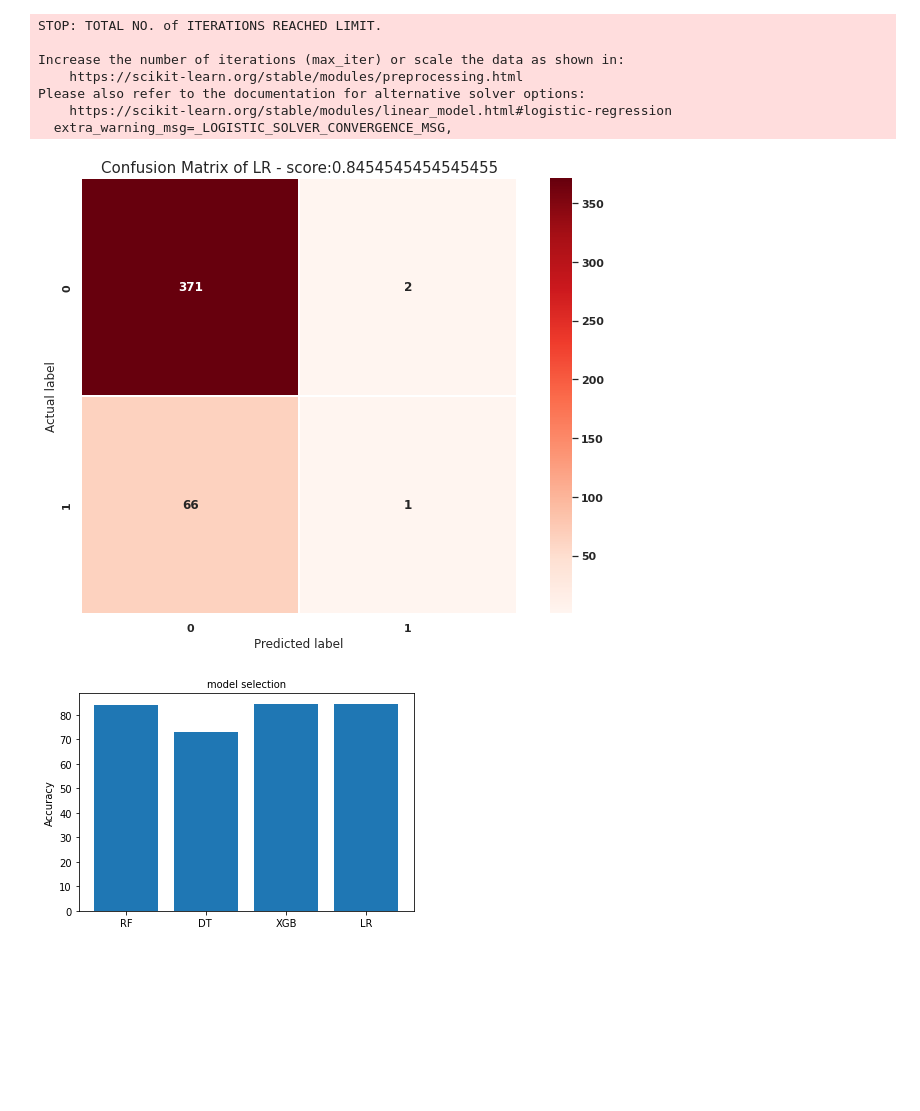
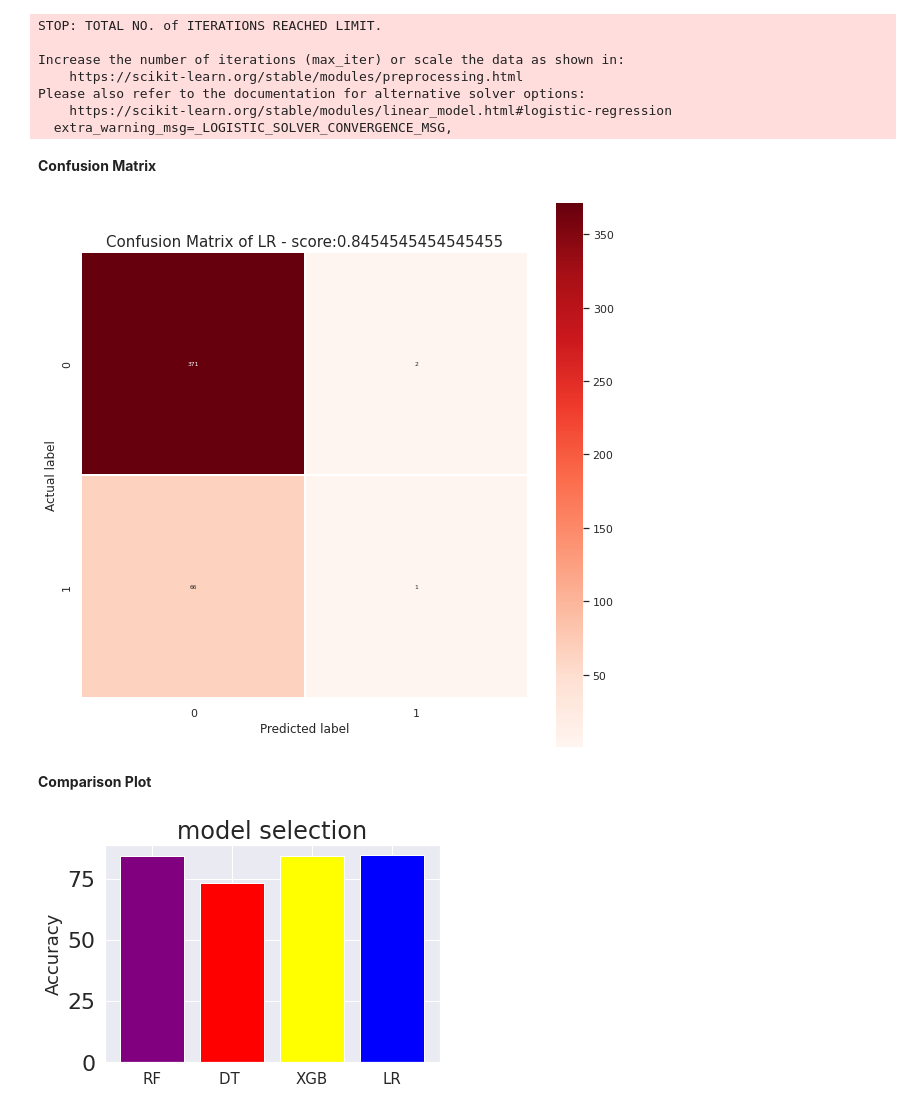
Before and after one commit to Chetan3794/Heart-Disease-Prediction-Classification, a Jupyter notebook: heart_disease.ipynb, the cells around one changed output. Cells and saved outputs as stored; diff of their text form; code cells hidden in the pictures; blank space fills up the shorter version.

```diff
--- a/heart_disease.ipynb
+++ b/heart_disease.ipynb
@@ -23,4 +39,3 @@ SEED=0
 # %%
-file_path = 'data_cardiovascular_risk.csv'
-risk = pd.read_csv(file_path)
+risk = pd.read_csv('data_cardiovascular_risk.csv')
 risk=risk.drop(['id'], axis=1) #drop 'id'
@@ -79,10 +100,8 @@ plt.show()
 # %%
-# Plotting the data distribution
 import matplotlib.pyplot as mpl
 
 mpl.rcParams['font.size'] = 6
 risk.hist(figsize=(14, 14), layout=(3, 5), bins=12)
-sns.set(font_scale=1)
 plt.title('Features Histogram')
 plt.show()
 # %% [output]
@@ -90,14 +175,10 @@ plt.show()
 # %%
-
-# find correlation between different pairs of columns
 print(risk.corr())
 
-# Correlation heatmap
 
 plt.figure(figsize=(15, 13))
-# sns.heatmap
+
 
 sns.heatmap(risk.corr(), annot=True, vmin=-1, vmax=1, center=0, cmap='coolwarm', linewidths=3, linecolor='black')
-sns.set(font_scale=3)
 plt.show()
 # %% [output]
@@ -450,31 +547,33 @@ Increase the number of iterations (max_iter) or scale the data as shown in:
 Please also refer to the documentation for alternative solver options:
     https://scikit-learn.org/stable/modules/linear_model.html#logistic-regression
   extra_warning_msg=_LOGISTIC_SOLVER_CONVERGENCE_MSG,
+# %% [markdown]
+<b> Confusion Matrix
 # %%
 from sklearn.metrics import confusion_matrix
 cmlr=confusion_matrix(y_test, pred)
 
-plt.figure(figsize=(12, 8))
-sns.heatmap(cmlr, annot=True, fmt=".0f", linewidths=0.5, square = True, cmap = 'Reds');
-plt.ylabel('Actual label',size=12);
-plt.xlabel('Predicted label', size=12);
+plt.figure(figsize=(10,10))
+sns.heatmap(cmlr, annot=True, fmt=".0f", linewidths=.5, square = True, cmap = 'Reds');
+plt.ylabel('Actual label');
+plt.xlabel('Predicted label');
+sns.set(font_scale=2)
 all_sample_title = 'Confusion Matrix of LR - score:'+str(accuracy_score(y_test,pred))
 plt.title(all_sample_title, size = 15);
-sns.set(font_scale=0.2)
 plt.show()
 # %% [output]
-[figure, old version]
+[figure, new version]
+# %% [markdown]
+<b> Comparison Plot
 # %%
-from numpy.ma.core import size
 labels = ["RF","DT ", "XGB", "LR"]
 usages = [accuracy_RF,accuracy_DT,accuracy_XGB,accuracy_LR]
 
 y_positions = range(len(labels))
-plt.bar(y_positions,usages)
-plt.xticks(y_positions, labels)
-plt.ylabel("Accuracy", size=10)
-plt.title("model selection", size=10)
-plt.rcParams.update({'font.size': 2})
+plt.bar(y_positions,usages,color=['purple', 'red', 'yellow','blue'])
+plt.xticks(y_positions, labels,fontsize= 15)
+plt.ylabel("Accuracy",fontsize= 18)
+plt.title("model selection")
 plt.show()
 # %% [output]
-[figure, old version]
+[figure, new version]
```
Also changed, not shown: parts of 59 cells of this notebook.
